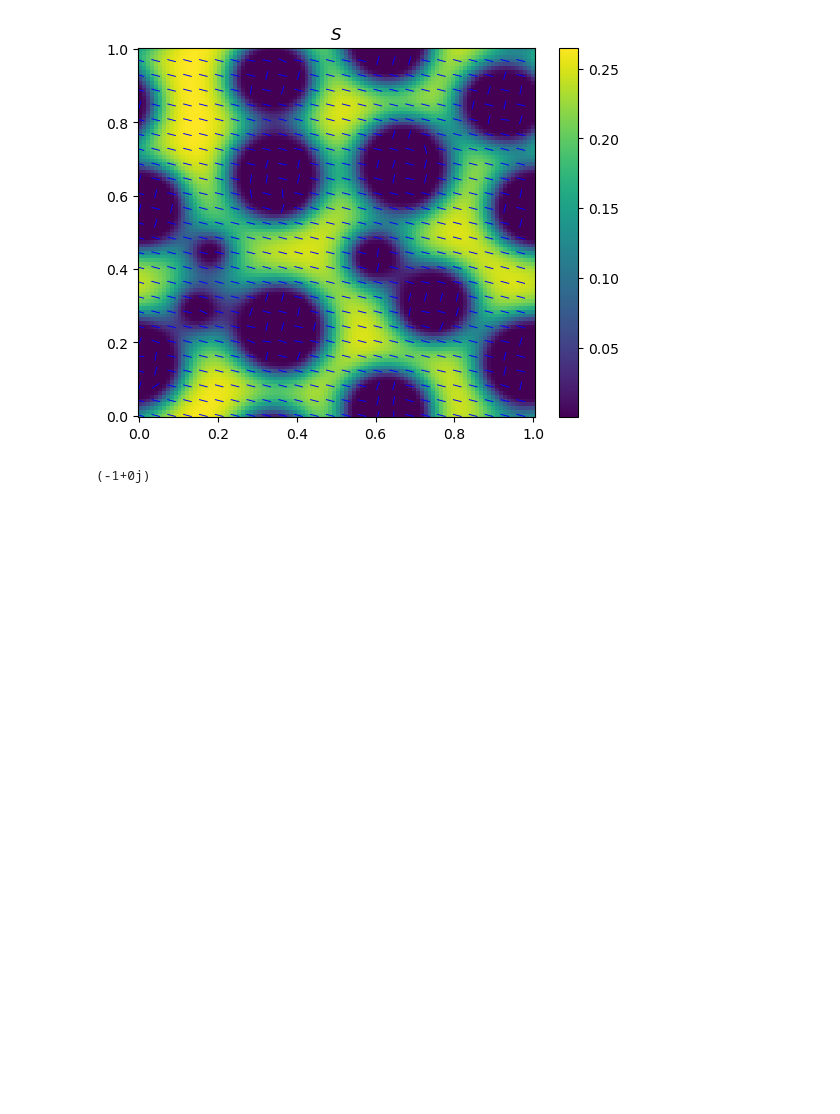
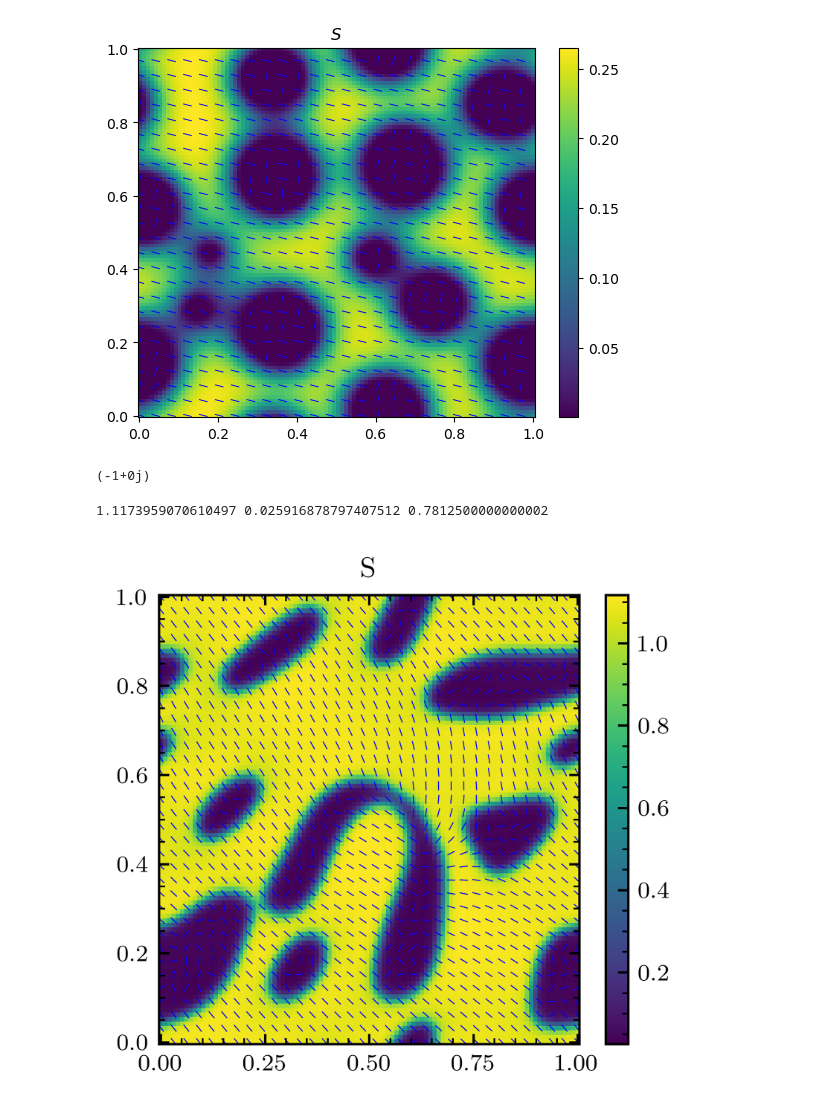
Before and after one commit to toshi-physics/myPSS-friction, a Jupyter notebook: analysis/model_Q_v_rho_heaviside/display_model_Q_v_rho_heaviside.ipynb, the cells around one changed output. Cells and saved outputs as stored; diff of their text form; code cells hidden in the pictures; blank space fills up the shorter version.

```diff
--- a/analysis/model_Q_v_rho_heaviside/display_model_Q_v_rho_heaviside.ipynb
+++ b/analysis/model_Q_v_rho_heaviside/display_model_Q_v_rho_heaviside.ipynb
@@ -192,3 +201,29 @@ def pixelate(x, gridpoints):
 1j*1j
 # %% [output]
 (-1+0j)
+# %%
+fig, ax=plt.subplots()
+#colors = ['#c1272d', '#eecc16','#008176','#0000a7']
+#cmap1 = LinearSegmentedColormap.from_list("mycmap", colors)
+
+n=750
+
+Qxx = np.loadtxt(datadir+'Qxx.csv.{:d}'.format(n), delimiter=',')
+Qxy = np.loadtxt(datadir+'Qxy.csv.{:d}'.format(n), delimiter=',')
+S = np.sqrt(Qxx**2+Qxy**2)
+S = np.loadtxt(datadir+'rho.csv.{:d}'.format(n), delimiter=',')
+p_factor = 3
+theta = np.arctan2(Qxy, Qxx)/2
+Snx    = np.cos(theta)
+Sny    = np.sin(theta)
+print(np.max(S), np.min(S), np.average(S))
+
+plot1 = [ax.pcolormesh(xv, yv, S, cmap='viridis', vmin=np.min(S), vmax=np.max(S)), ax.quiver(xv[::p_factor, ::p_factor],yv[::p_factor, ::p_factor],Snx[::p_factor, ::p_factor],Sny[::p_factor, ::p_factor], color='b', pivot='middle', headlength=0, headaxislength=0, scale=50, scale_units='xy')]
+
+fig.colorbar(plot1[0], ax=ax)
+ax.set_title(r"$ \rm{S} $")
+plt.savefig('contractile_no_lambda.svg')
+plt.show()
+# %% [output]
+1.1173959070610497 0.025916878797407512 0.7812500000000002
+[figure, added]
```
Also changed, not shown: parts of 5 cells of this notebook, 24 other files.
